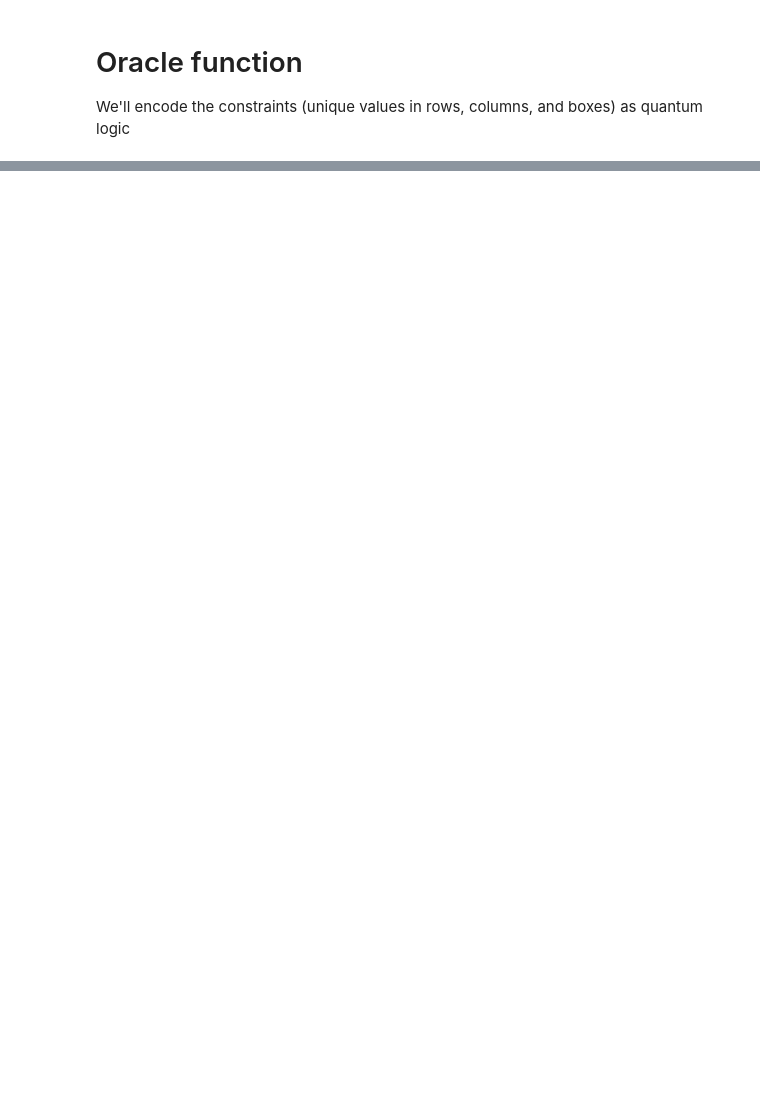
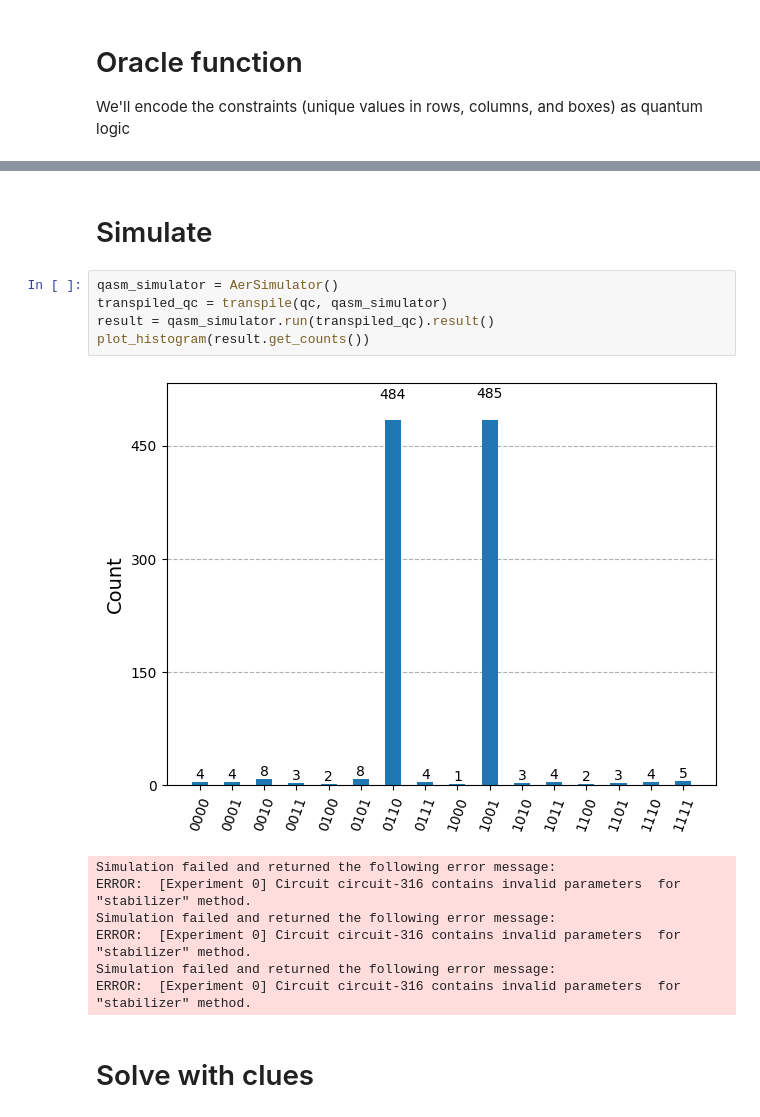
Before and after one commit to tglik/QuantumLearn, a Jupyter notebook: sudoku.ipynb, the cells around one changed output, grey strips where cells are left out. Cells and saved outputs as stored; diff of their text form; blank space fills up the shorter version.

```diff
--- a/sudoku.ipynb
+++ b/sudoku.ipynb
@@ -111,0 +100,17 @@ qc.draw('mpl')
+# %% [markdown]
+# Simulate
+# %%
+qasm_simulator = AerSimulator()
+transpiled_qc = transpile(qc, qasm_simulator)
+result = qasm_simulator.run(transpiled_qc).result()
+plot_histogram(result.get_counts())
+# %% [output]
+[figure, added]
+Simulation failed and returned the following error message:
+ERROR:  [Experiment 0] Circuit circuit-316 contains invalid parameters  for "stabilizer" method.
+Simulation failed and returned the following error message:
+ERROR:  [Experiment 0] Circuit circuit-316 contains invalid parameters  for "stabilizer" method.
+Simulation failed and returned the following error message:
+ERROR:  [Experiment 0] Circuit circuit-316 contains invalid parameters  for "stabilizer" method.
+# %% [markdown]
+# Solve with clues
```
Also changed, not shown: parts of 22 cells of this notebook.
